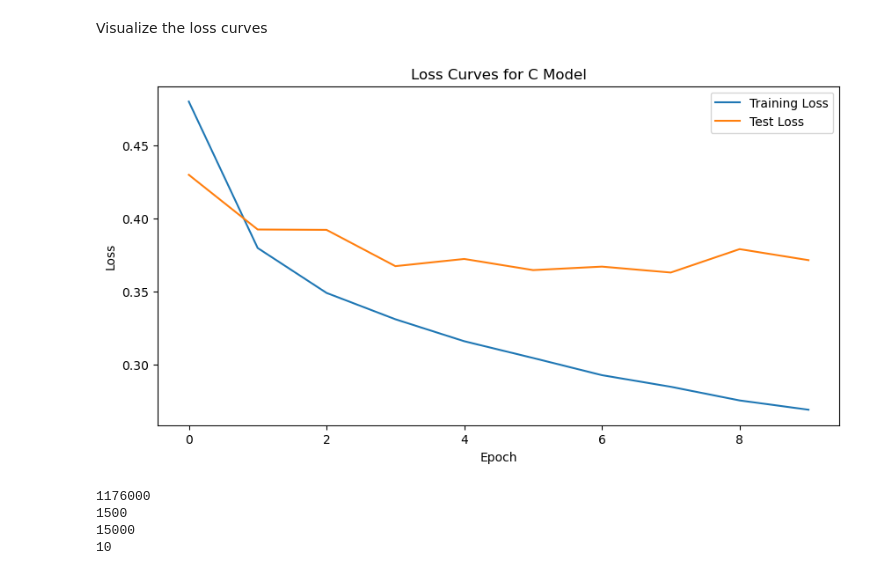
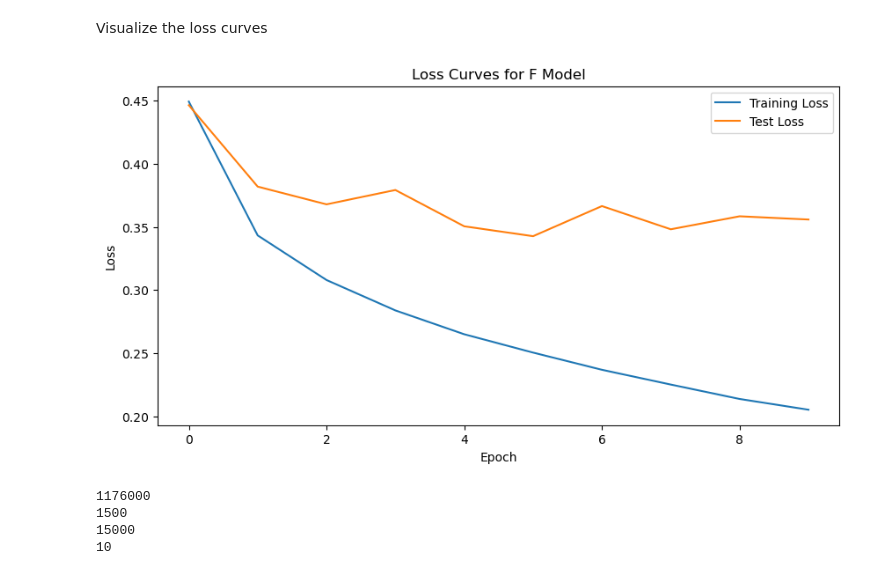
Before and after one commit to nitesis/AICP-M02, a Jupyter notebook: AICP_M02_F.ipynb, the cells around one changed output. Drawn from its saved outputs; the diff is of its cells as text; code cells hidden in the pictures.

```diff
--- a/AICP_M02_F.ipynb
+++ b/AICP_M02_F.ipynb
@@ -88,3 +67,8 @@ def flip_image_vertically(image):
+# %%
+import torch
+
+def flip_image_horizontally(img):
+    return torch.flip(img, [2])  # Vertikales Flippen der Bildmatrix
 # %% [markdown]
 
 ## 3. Load the data
@@ -111,16 +95,8 @@ for img, label in trainset:
     expanded_dataset.append((img, label))
 
     # Apply vertical flip and add the flipped image
-    flipped_img = flip_image_vertically(img)
+    flipped_img = flip_image_horizontally(img)
     expanded_dataset.append((flipped_img, label))
-
-    # Shifts to create new copies: up, down, left, right
-    shifts = [(2, 0), (-2, 0), (0, 2), (0, -2)]
-
-    for shift in shifts:
-        # Apply the shift to the image
-        shifted_img = shift_image(img, shift_x=shift[0], shift_y=shift[1])
-        expanded_dataset.append((shifted_img, label))
 
 # Convert the expanded dataset to a DataLoader for training
 expanded_loader = DataLoader(expanded_dataset, batch_size=64, shuffle=True)
@@ -279,17 +315,17 @@ Epoch 10/10, Train Loss: 0.2690, Test Loss: 0.3714, Test Accuracy: 0.8748
 # %% [markdown]
 Visualize the loss curves
 # %%
-# Plotting the loss curves for the Test C model
+# Plotting the loss curves for the Test F model
 fig, ax = plt.subplots(figsize=(10, 5))
 ax.plot(range(num_epochs), train_losses_testF, label='Training Loss')
 ax.plot(range(num_epochs), test_losses_testF, label='Test Loss')
 ax.set_xlabel('Epoch')
 ax.set_ylabel('Loss')
 ax.legend(loc='upper right')
-ax.set_title('Loss Curves for C Model')
+ax.set_title('Loss Curves for F Model')
 plt.show()
 # %% [output]
-[figure, old version]
+[figure, new version]
 # %%
 for p in model.parameters():
   print(np.prod(list(p.shape)))
```
Also changed, not shown: parts of 13 cells of this notebook, 10 other files.
